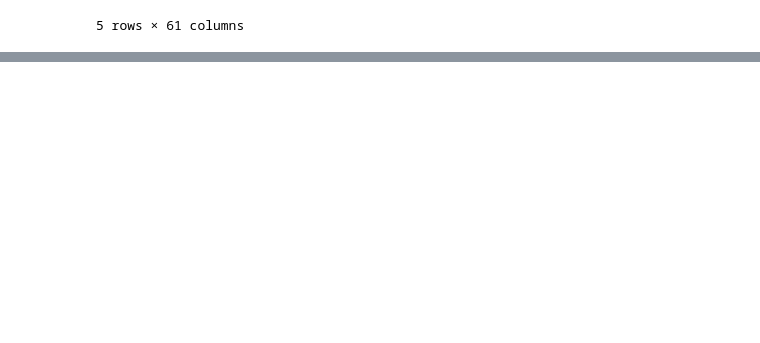
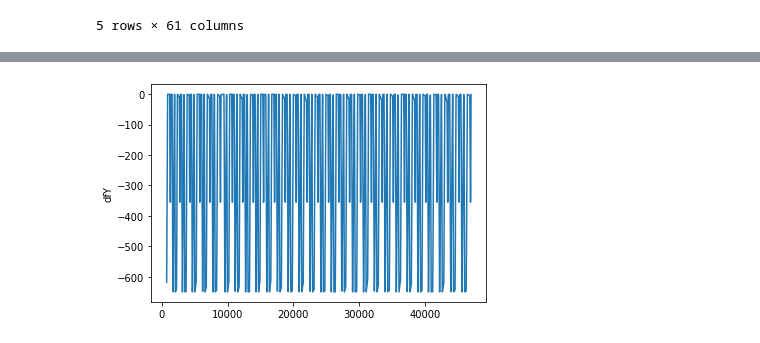
Before and after one commit to Xavubil/master_project_machine_learning, a Jupyter notebook: data_exploration/01-file_parsing.ipynb, the cells around one changed output, grey strips where cells are left out. Drawn from its saved outputs; the diff is of its cells as text; code cells hidden in the pictures; blank space fills up the shorter version.

```diff
--- a/data_exploration/01-file_parsing.ipynb
+++ b/data_exploration/01-file_parsing.ipynb
@@ -139,0 +183,3 @@ df_csv5.head()
+# %%
+dfY = df.loc[lambda x: x["ValueID"]=="12430012063.Y1_Axis.Actual_Position_MCS", ["ValueID", "value", "timeStamp"]]
+dfY.head(10)
@@ -139,0 +207,6 @@ df_csv5.head()
+# %%
+plt.plot(dfY["value"])
+plt.ylabel('dfY')
+plt.show()
+# %% [output]
+[figure, added]
```
Also changed, not shown: parts of 9 cells of this notebook.
